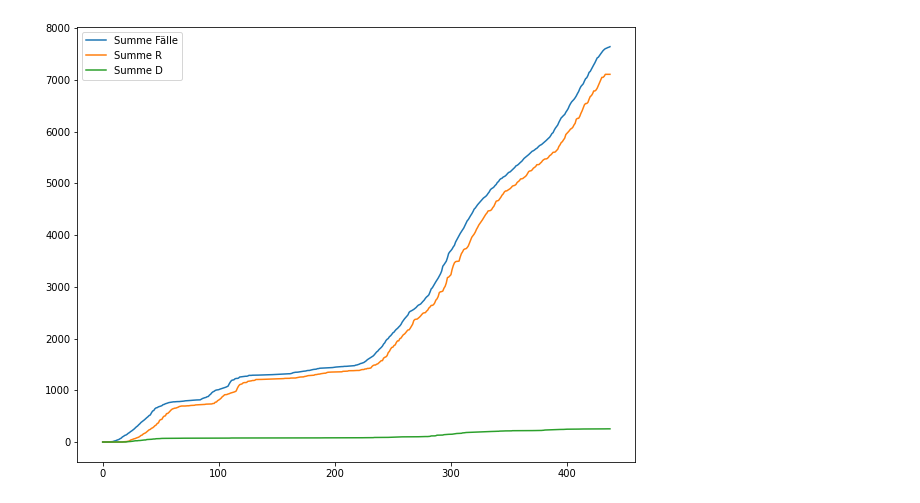
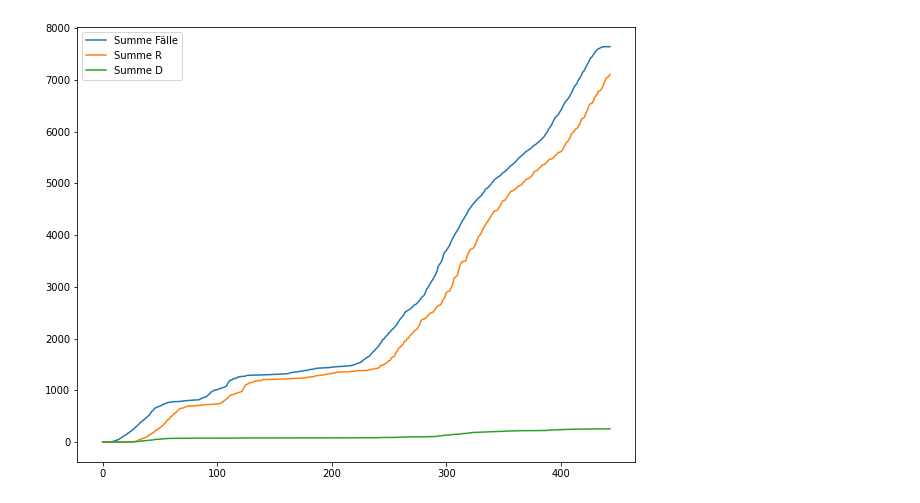
Before and after one commit to torbensun/Modeling-Of-Epidemics-With-Compartmental-And-Network-Models, a Jupyter notebook: Data Import Test Template.ipynb, the cells around one changed output. Saved outputs shown, nothing was run; the diff lists cells and outputs as text; code cells hidden in the pictures.

```diff
--- a/Data Import Test Template.ipynb
+++ b/Data Import Test Template.ipynb
@@ -8,14 +8,14 @@ cases, sird, pop = import_rki_data(ids,7)
 # %%
 """Infected=(all cases)-(all recovered + all dead)"""
 plt.figure(figsize=(10,8))
 
-plt.plot(np.arange(0,438),cases[5][1],label="Summe Fälle")
-#plt.plot(np.arange(0,438),(cases[5][6]+cases[5][4]),label='Summe D+R')
-plt.plot(np.arange(0,438),(cases[5][6]),label='Summe R')
-plt.plot(np.arange(0,438),(cases[5][4]),label='Summe D')
+plt.plot(np.arange(0,444),cases[5][1],label="Summe Fälle")
+#plt.plot(np.arange(0,444),(cases[5][6]+cases[5][4]),label='Summe D+R')
+plt.plot(np.arange(0,444),(cases[5][6]),label='Summe R')
+plt.plot(np.arange(0,444),(cases[5][4]),label='Summe D')
 plt.legend()
 plt.show()
 # %% [output]
-[figure, old version]
+[figure, new version]
 # %%
 plt.figure(figsize=(10,8))
```
Also changed, not shown: parts of 3 cells of this notebook, 1 other file.
